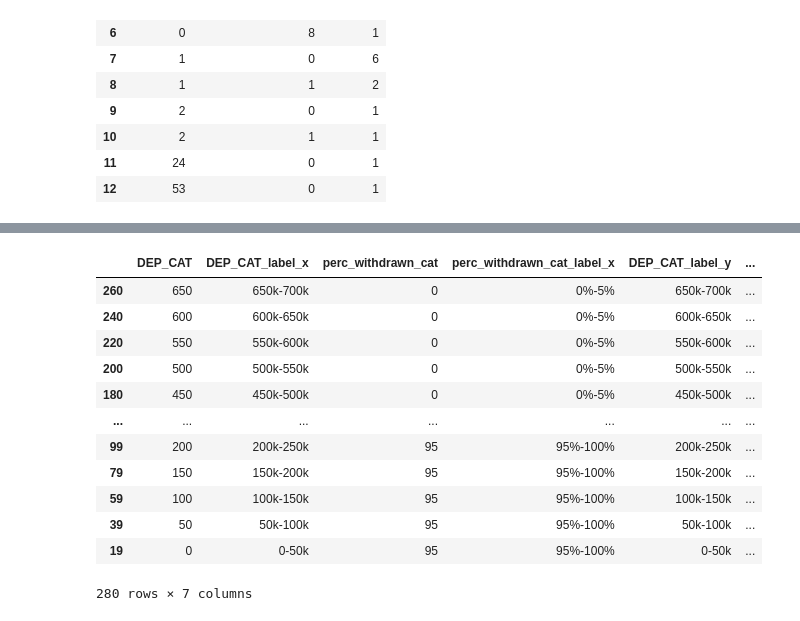
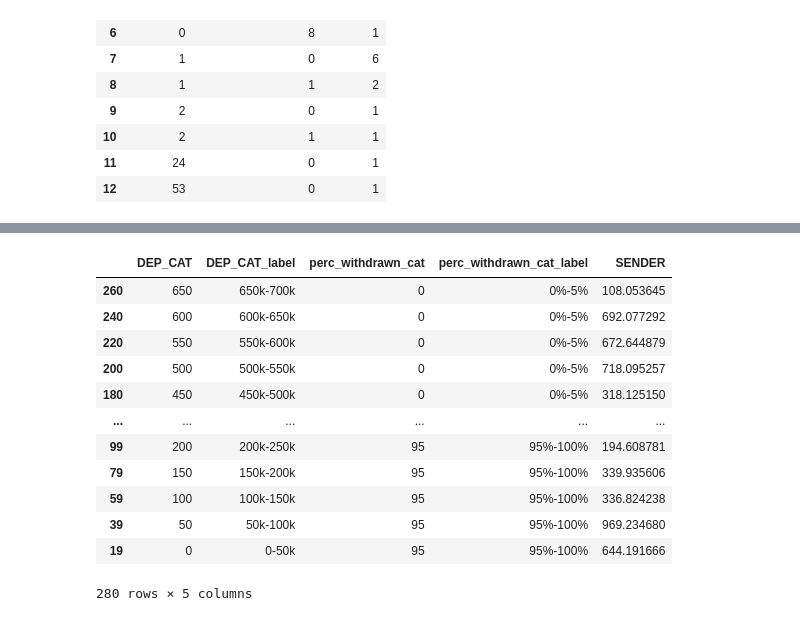
Before and after one commit to IncioMan/mars_lockdrop, a Jupyter notebook: notebook/Prism launch.ipynb, the cells around one changed output, grey strips where cells are left out. Drawn from its saved outputs; the diff is of its cells as text; code cells hidden in the pictures.

```diff
--- a/notebook/Prism launch.ipynb
+++ b/notebook/Prism launch.ipynb
@@ -50,5 +49,5 @@ def get_url(url):
 # %%
-with_phase1 = get_url('https://raw.githubusercontent.com/IncioMan/prism_forge/master/data/with_phase1.csv')
+with_phase1 = pd.read_csv('https://raw.githubusercontent.com/IncioMan/prism_forge/master/data/with_phase1.csv', index_col=0)
 with_phase1.deposit=with_phase1.deposit/1000000
 with_phase1.total_deposit=with_phase1.total_deposit/1000000
 with_phase1.withdrawable_amount=with_phase1.withdrawable_amount/1000000
@@ -112,7 +89,7 @@ p2_users_df
 users_with = p2_users_df.merge(with_phase1,on='sender')[['sender','net_deposited_amount','deposit','withdrawable_amount']]
 users_with=users_with.rename(columns={'net_deposited_amount':'deposited_p1'})
 users_with['WITHDRAWN_AMOUNT_PHASE2'] = users_with.deposited_p1-users_with.deposit
-users_with['has_withdrawn_p2'] = users_with.deposit < users_with.deposited_p1
+users_with['has_withdrawn_p2'] = users_with.deposit != users_with.deposited_p1
 users_with
 # %% [output]
 |  | sender | deposited_p1 | deposit | withdrawable_amount | WITHDRAWN_AMOUNT_PHASE2 | has_withdrawn_p2 |
@@ -363,8 +336,8 @@ alt.Chart(p2_hourly_df.rename(columns=cols_dict)).mark_line(point=True).encode(
 # %% [output]
 [interactive output not drawn]
 # %%
-with_users_df['DEP_CAT'] = (with_users_df['deposited_p1']/1000).apply(int)
-df = with_users_df.groupby(['DEP_CAT','perc_withdrawn_cat']).sender.count()
+with_users_df['DEP_CAT'] = (with_users_df['NET_DEPOSITED_AMOUNT']/1000).apply(int)
+df = with_users_df.groupby(['DEP_CAT','perc_withdrawn_cat']).SENDER.count()
 df = df.reset_index()
 df
 # %% [output]
@@ -434,34 +388,32 @@ heatmap_val
 # %%
 import random
 df1 = pd.DataFrame([list(range(0,100,5)),
                     ["0%-5%",	"5%-10%",	"10%-15%",	"15%-20%",	"20%-25%",	"25%-30%",	"30%-35%",
 "35%-40%",	"40%-45%",	"45%-50%",	"50%-55%",	"55%-60%",	"60%-65%",
 "65%-70%",	"70%-75%",	"75%-80%",	"80%-85%",	"85%-90%",	"90%-95%",	"95%-100%"]]).T
 df2 = pd.DataFrame([list(range(0,651,50)),
                     ["0-50k", "50k-100k",	"100k-150k","150k-200k",	"200k-250k",	"250k-300k",	"300k-350k",
 	"350k-400k",	"400k-450k",	"450k-500k",	"500k-550k",	"550k-600k",	"600k-650k", 	"650k-700k"]]).T
-df2['fake'] = 0
-df1['fake'] = 0
-heatmap_val = df2.merge(df1,on='fake').drop('fake',1)
+heatmap_val = df2.merge(df1, how='cross')
 heatmap_val.columns = ['DEP_CAT','DEP_CAT_label','perc_withdrawn_cat','perc_withdrawn_cat_label']
 df = heatmap_val.merge(df, on=['perc_withdrawn_cat', 'DEP_CAT'], how='left').fillna(0)
-df['sender'] = df['sender'].apply(lambda v: random.random() * 1000)
+df['SENDER'] = df['SENDER'].apply(lambda v: random.random() * 1000)
 heatmap_data_df = df.sort_values(by=['perc_withdrawn_cat', 'DEP_CAT'], ascending=[True,False])
 heatmap_data_df
 # %% [output]
-|  | DEP_CAT | DEP_CAT_label_x | perc_withdrawn_cat | perc_withdrawn_cat_label_x | DEP_CAT_label_y | ... |
-| 260 | 650 | 650k-700k | 0 | 0%-5% | 650k-700k | ... |
-| 240 | 600 | 600k-650k | 0 | 0%-5% | 600k-650k | ... |
-| 220 | 550 | 550k-600k | 0 | 0%-5% | 550k-600k | ... |
-| 200 | 500 | 500k-550k | 0 | 0%-5% | 500k-550k | ... |
-| 180 | 450 | 450k-500k | 0 | 0%-5% | 450k-500k | ... |
-| ... | ... | ... | ... | ... | ... | ... |
-| 99 | 200 | 200k-250k | 95 | 95%-100% | 200k-250k | ... |
-| 79 | 150 | 150k-200k | 95 | 95%-100% | 150k-200k | ... |
-| 59 | 100 | 100k-150k | 95 | 95%-100% | 100k-150k | ... |
-| 39 | 50 | 50k-100k | 95 | 95%-100% | 50k-100k | ... |
-| 19 | 0 | 0-50k | 95 | 95%-100% | 0-50k | ... |
+|  | DEP_CAT | DEP_CAT_label | perc_withdrawn_cat | perc_withdrawn_cat_label | SENDER |
+| 260 | 650 | 650k-700k | 0 | 0%-5% | 108.053645 |
+| 240 | 600 | 600k-650k | 0 | 0%-5% | 692.077292 |
+| 220 | 550 | 550k-600k | 0 | 0%-5% | 672.644879 |
+| 200 | 500 | 500k-550k | 0 | 0%-5% | 718.095257 |
+| 180 | 450 | 450k-500k | 0 | 0%-5% | 318.125150 |
+| ... | ... | ... | ... | ... | ... |
+| 99 | 200 | 200k-250k | 95 | 95%-100% | 194.608781 |
+| 79 | 150 | 150k-200k | 95 | 95%-100% | 339.935606 |
+| 59 | 100 | 100k-150k | 95 | 95%-100% | 336.824238 |
+| 39 | 50 | 50k-100k | 95 | 95%-100% | 969.234680 |
+| 19 | 0 | 0-50k | 95 | 95%-100% | 644.191666 |
-280 rows × 7 columns
+280 rows × 5 columns
 # %%
 alt.Chart((heatmap_data_df.rename(columns=cols_dict))).mark_rect().encode(
     x=alt.X(cols_dict['perc_withdrawn_cat']+':O', sort=alt.EncodingSortField(order='ascending')),
```
Also changed, not shown: parts of 24 cells of this notebook, 7 other files.
